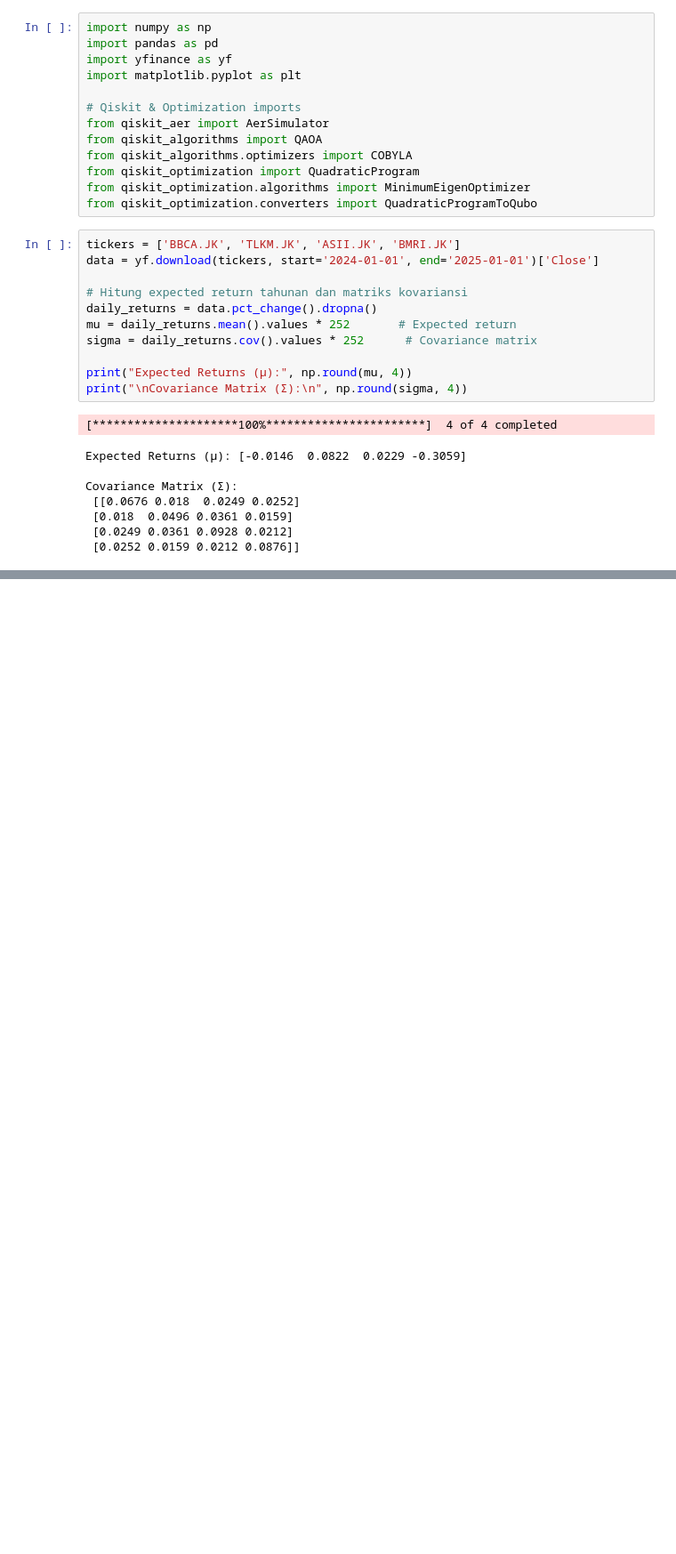
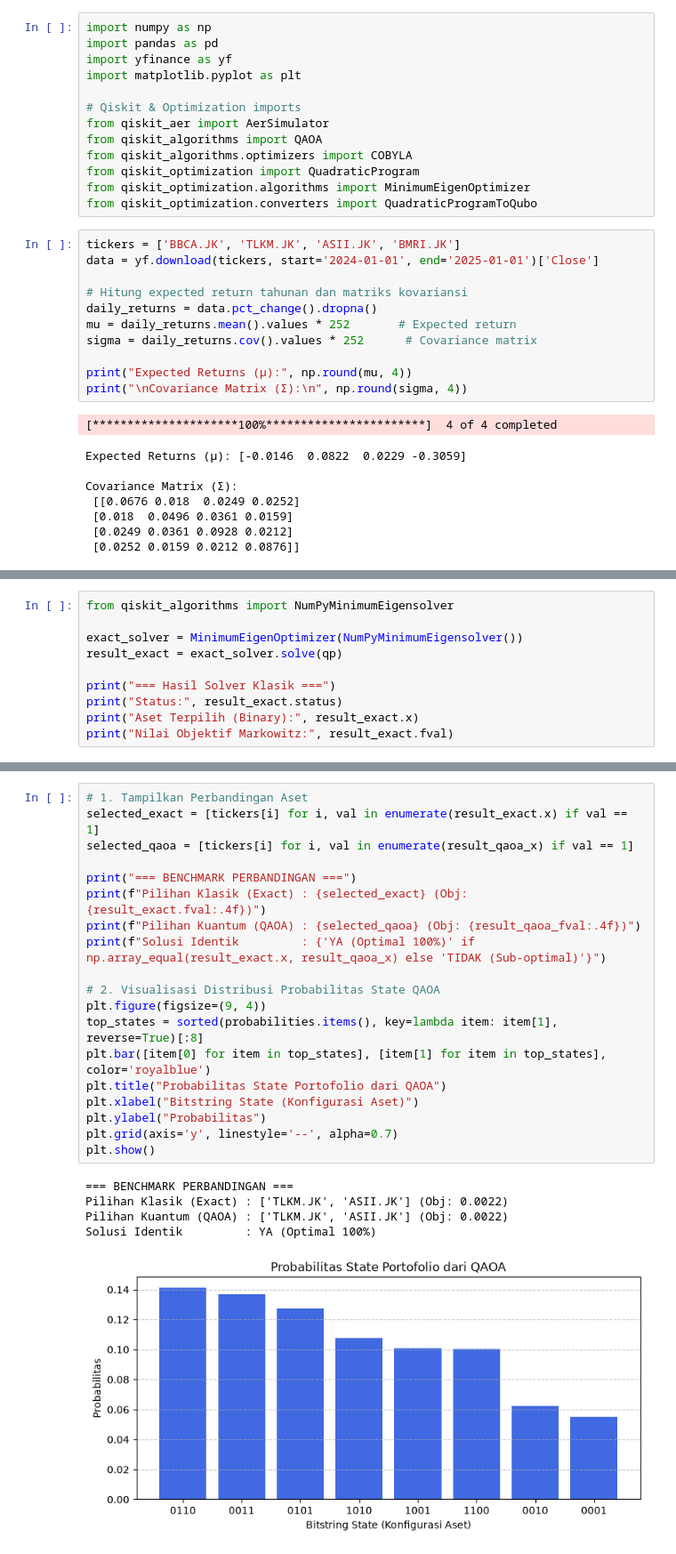
Before and after one commit to SamMorales11/Q-Markowitz, a Jupyter notebook: notebooks/q_markowitz_qaoa.ipynb, the cells around one changed output, grey strips where cells are left out. Shown at 89% size. Drawn from its saved outputs; the diff is of its cells as text; blank space fills up the shorter version.

Commit message:
feat: complete QAOA portfolio optimization and benchmarking

```diff
--- a/notebooks/q_markowitz_qaoa.ipynb
+++ b/notebooks/q_markowitz_qaoa.ipynb
@@ -83,3 +83,13 @@ Subject to
 
   Binary variables (4)
     BBCA.JK TLKM.JK ASII.JK BMRI.JK
+# %%
+from qiskit_algorithms import NumPyMinimumEigensolver
+
+exact_solver = MinimumEigenOptimizer(NumPyMinimumEigensolver())
+result_exact = exact_solver.solve(qp)
+
+print("=== Hasil Solver Klasik ===")
+print("Status:", result_exact.status)
+print("Aset Terpilih (Binary):", result_exact.x)
+print("Nilai Objektif Markowitz:", result_exact.fval)
@@ -85,0 +153,25 @@ Subject to
+# %%
+# 1. Tampilkan Perbandingan Aset
+selected_exact = [tickers[i] for i, val in enumerate(result_exact.x) if val == 1]
+selected_qaoa = [tickers[i] for i, val in enumerate(result_qaoa_x) if val == 1]
+
+print("=== BENCHMARK PERBANDINGAN ===")
+print(f"Pilihan Klasik (Exact) : {selected_exact} (Obj: {result_exact.fval:.4f})")
+print(f"Pilihan Kuantum (QAOA) : {selected_qaoa} (Obj: {result_qaoa_fval:.4f})")
+print(f"Solusi Identik         : {'YA (Optimal 100%)' if np.array_equal(result_exact.x, result_qaoa_x) else 'TIDAK (Sub-optimal)'}")
+
+# 2. Visualisasi Distribusi Probabilitas State QAOA
+plt.figure(figsize=(9, 4))
+top_states = sorted(probabilities.items(), key=lambda item: item[1], reverse=True)[:8]
+plt.bar([item[0] for item in top_states], [item[1] for item in top_states], color='royalblue')
+plt.title("Probabilitas State Portofolio dari QAOA")
+plt.xlabel("Bitstring State (Konfigurasi Aset)")
+plt.ylabel("Probabilitas")
+plt.grid(axis='y', linestyle='--', alpha=0.7)
+plt.show()
+# %% [output]
+=== BENCHMARK PERBANDINGAN ===
+Pilihan Klasik (Exact) : ['TLKM.JK', 'ASII.JK'] (Obj: 0.0022)
+Pilihan Kuantum (QAOA) : ['TLKM.JK', 'ASII.JK'] (Obj: 0.0022)
+Solusi Identik         : YA (Optimal 100%)
+[figure, added]
```
Also changed, not shown: parts of 5 cells of this notebook, 2 other files.
